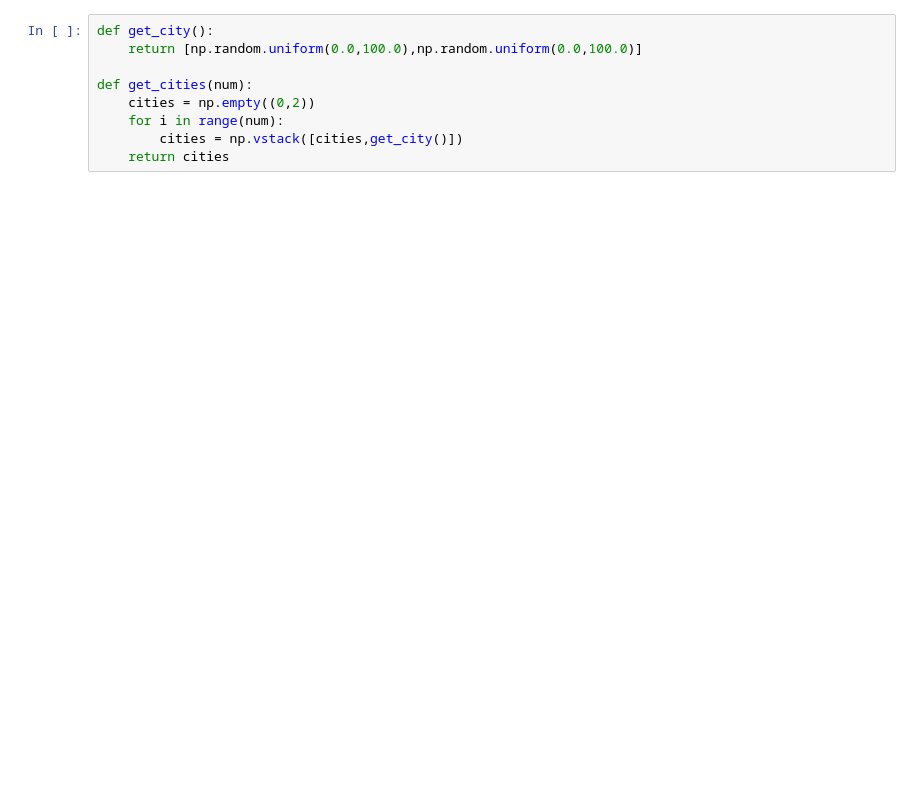
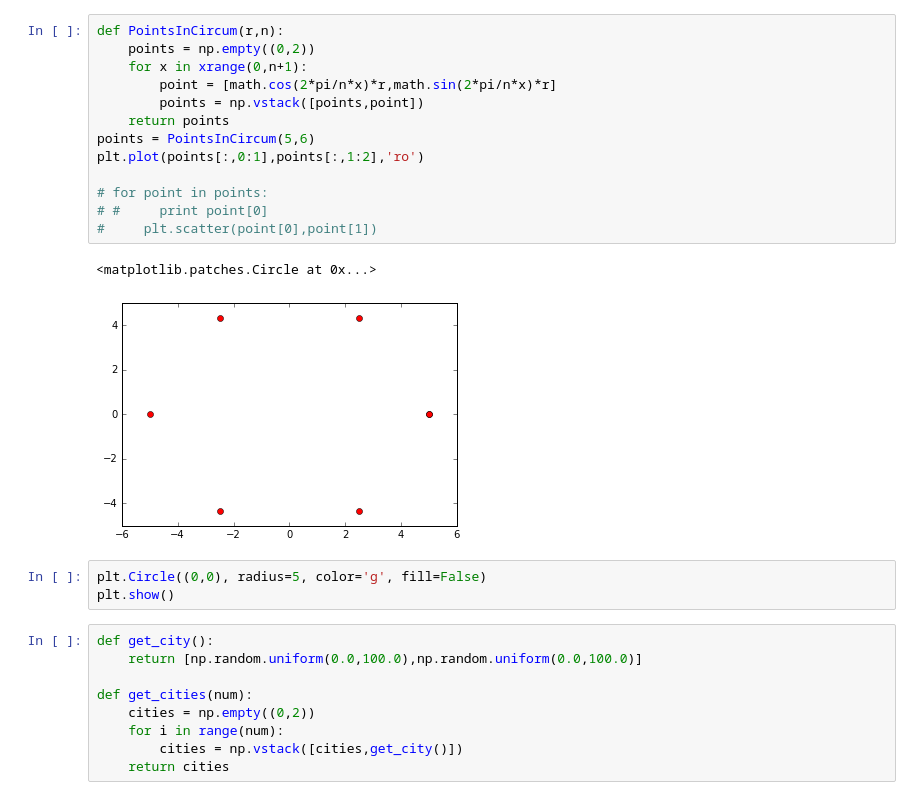
Before and after one commit to rameshjes/neural-network, a Jupyter notebook: assignment09/ruby/workbench_ruby_09.ipynb, the cells around one changed output. Saved outputs shown, nothing was run; the diff lists cells and outputs as text; blank space fills up the shorter version.

```diff
--- a/assignment09/ruby/workbench_ruby_09.ipynb
+++ b/assignment09/ruby/workbench_ruby_09.ipynb
@@ -60,3 +147,22 @@ for i in range(10):
+# %%
+def PointsInCircum(r,n):
+    points = np.empty((0,2))
+    for x in xrange(0,n+1):
+        point = [math.cos(2*pi/n*x)*r,math.sin(2*pi/n*x)*r]
+        points = np.vstack([points,point])
+    return points
+points = PointsInCircum(5,6)
+plt.plot(points[:,0:1],points[:,1:2],'ro')
+
+# for point in points:
+# #     print point[0]
+#     plt.scatter(point[0],point[1])
+# %% [output]
+<matplotlib.patches.Circle at 0x...>
+[figure, added]
+# %%
+plt.Circle((0,0), radius=5, color='g', fill=False)
+plt.show()
 # %%
 def get_city():
     return [np.random.uniform(0.0,100.0),np.random.uniform(0.0,100.0)]
```
Also changed, not shown: parts of 14 cells of this notebook, 1 other file.
